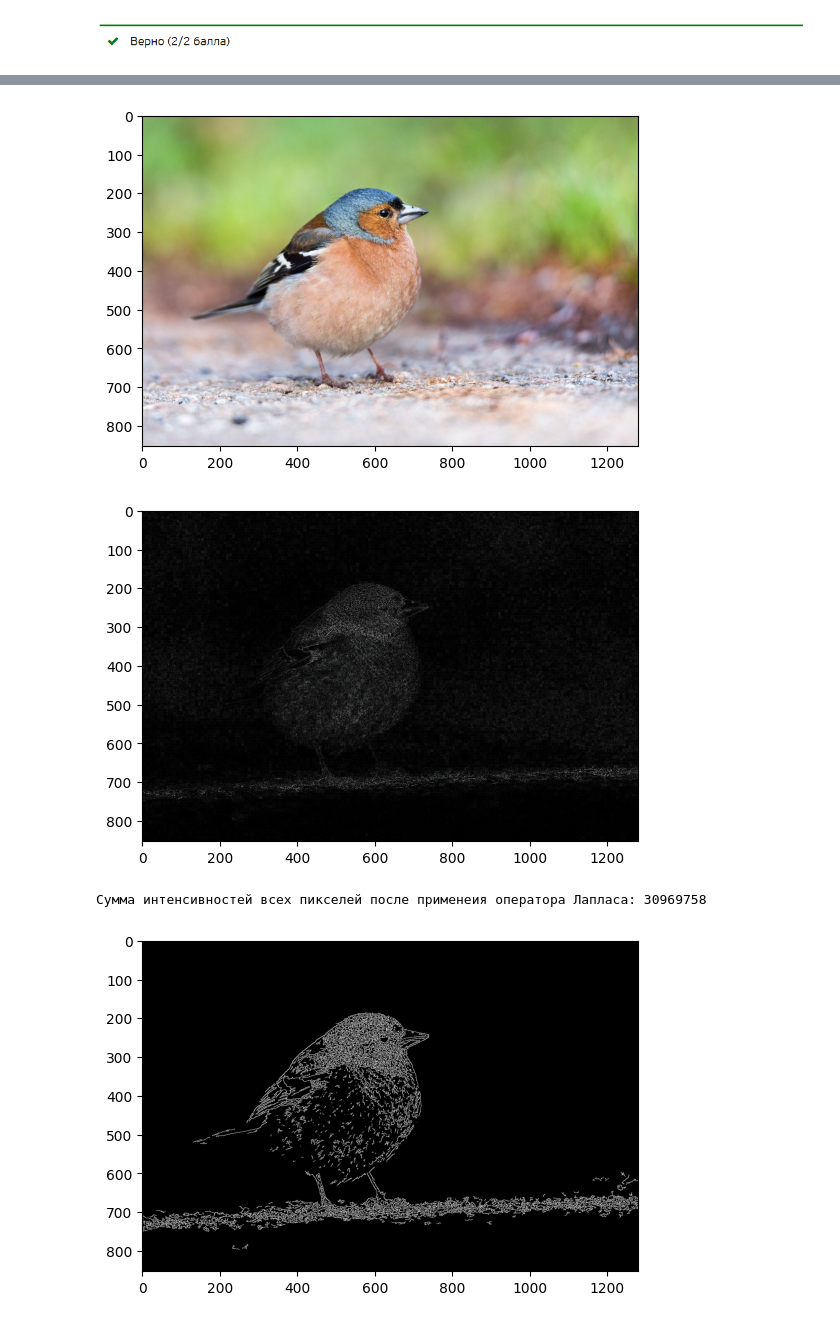
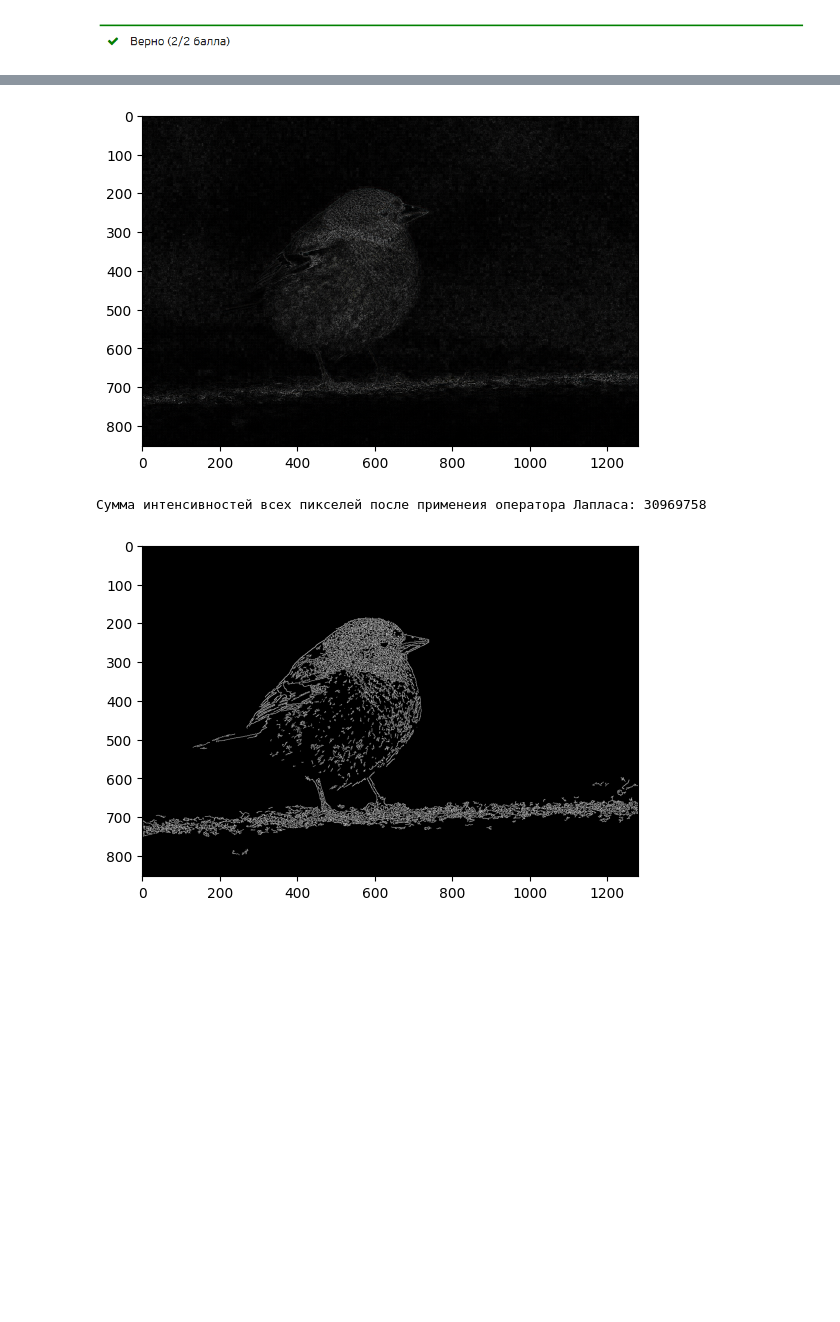
Before and after one commit to mariaa-ea/Automatic-text-processing-and-image-processing, a Jupyter notebook: IP/11_Частотная_фильтрация.ipynb, the cells around one changed output, grey strips where cells are left out. Cells and saved outputs as stored; diff of their text form; code cells hidden in the pictures; blank space fills up the shorter version.

```diff
--- a/IP/11_Частотная_фильтрация.ipynb
+++ b/IP/11_Частотная_фильтрация.ipynb
@@ -282,23 +282,18 @@ plt.show()
 # %%
 # Задание 2
 img = cv2.imread("/content/chaffinch-1420407_1280.jpg")
-img = cv2.cvtColor(img, cv2.COLOR_BGR2RGB)
-plt.imshow(img)
-plt.show()
-
 laplacian = cv2.Laplacian(img, -1)
 sum_intensity = np.sum(laplacian)
 plt.imshow(laplacian)
 plt.show()
 print(f"Сумма интенсивностей всех пикселей после применеия оператора Лапласа: {sum_intensity}")
 
 edges = cv2.Canny(img, 100, 200)
 sum_intensity_edges = np.sum(edges)
 plt.imshow(edges, cmap="gray")
 plt.show()
 print(f"Сумма интенсивностей всех пикселей после применения детектора краев Кенни: {sum_intensity_edges}")
 # %% [output]
-[figure, old version]
+[figure, new version]
+Сумма интенсивностей всех пикселей после применеия оператора Лапласа: 30969758
-[figure, old version]
+[figure, new version]
-Сумма интенсивностей всех пикселей после применеия оператора Лапласа: 30969758
-[figure, removed]
```
Also changed, not shown: parts of 2 cells of this notebook.
